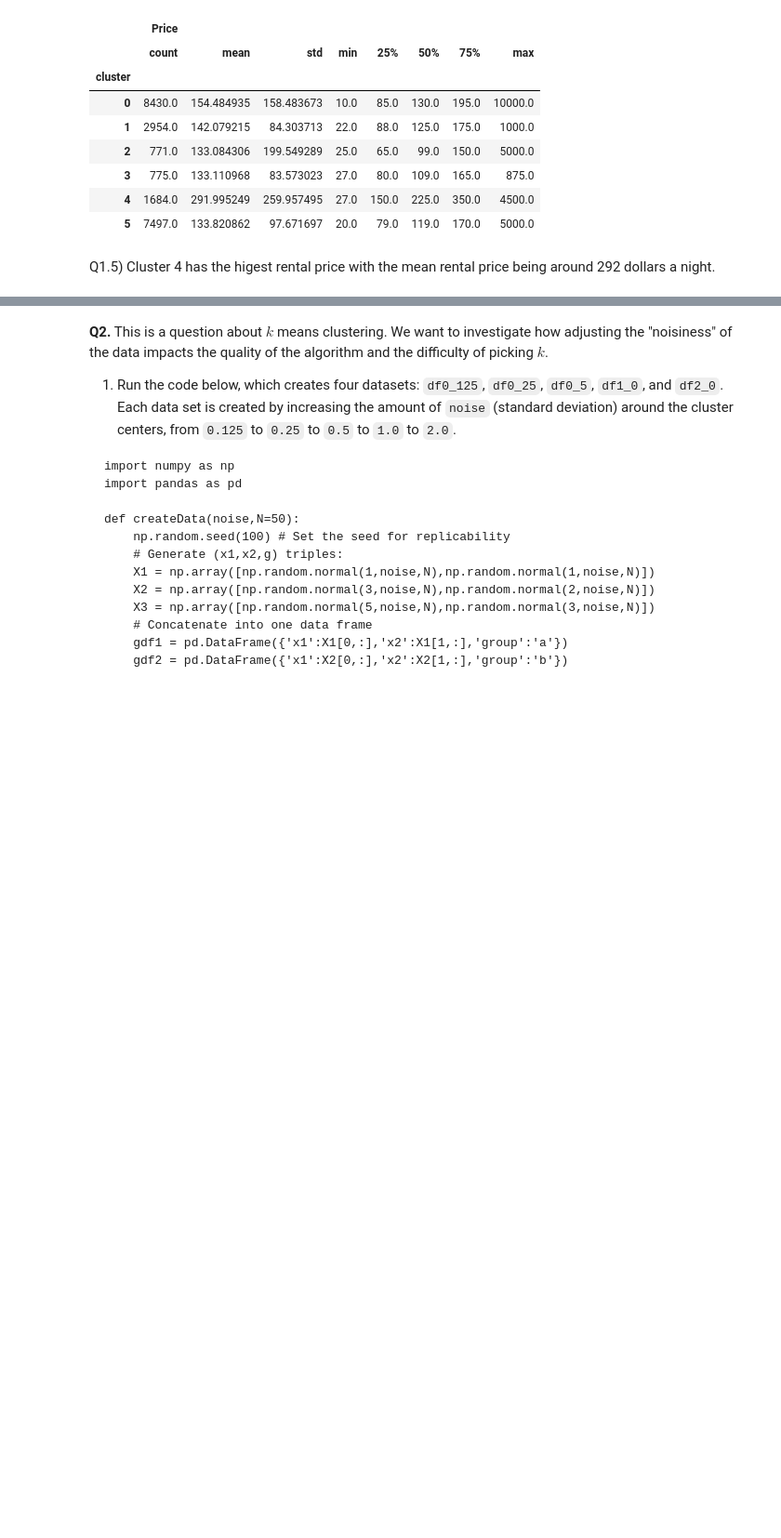
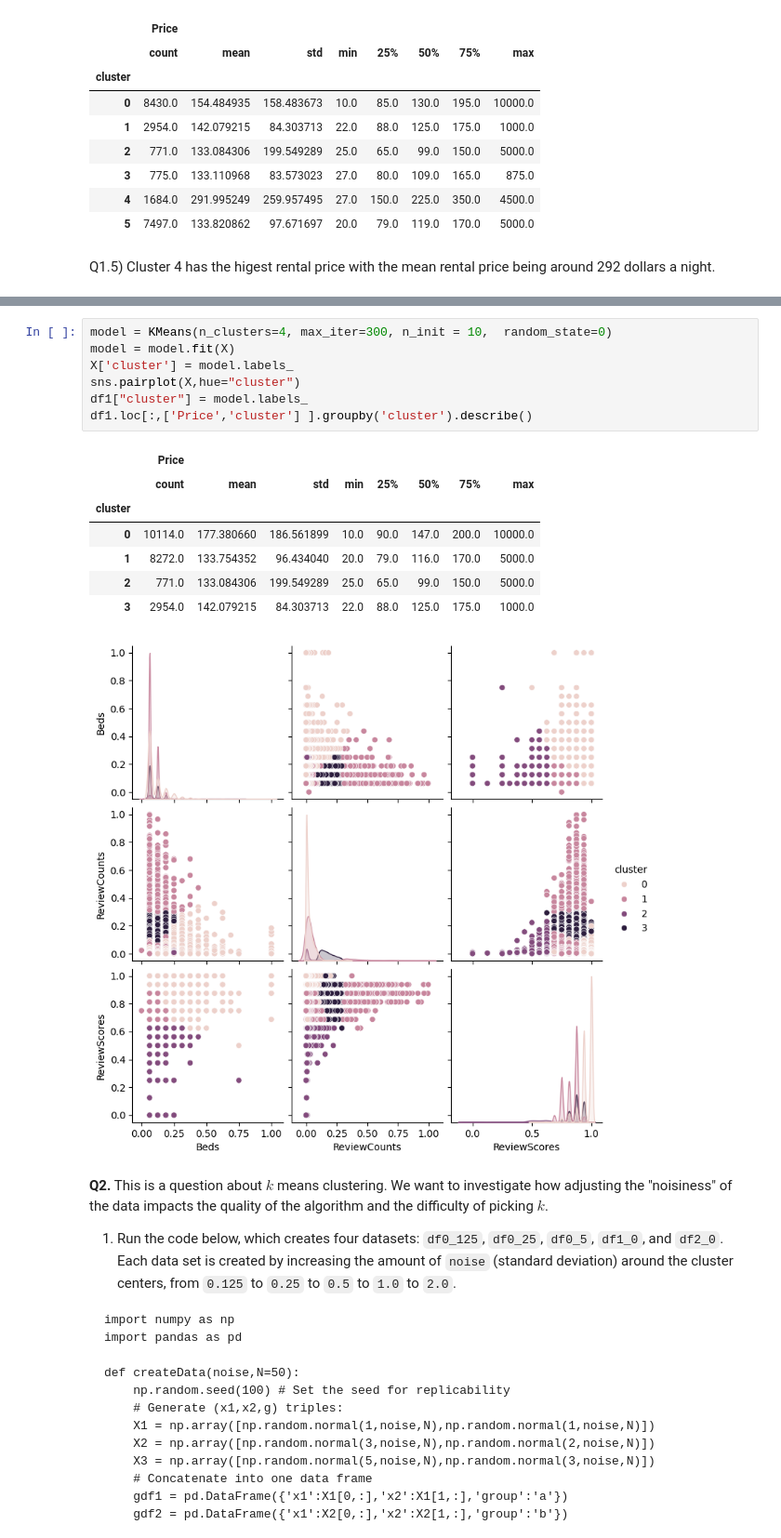
Before and after one commit to chrisjwkim/kmc, a Jupyter notebook: assignment_kmc.ipynb, the cells around one changed output, grey strips where cells are left out. Shown at 93% size. Saved outputs shown, nothing was run; the diff lists cells and outputs as text; blank space fills up the shorter version.

```diff
--- a/assignment_kmc.ipynb
+++ b/assignment_kmc.ipynb
@@ -106,3 +118,19 @@ Q1.5) Cluster 4 has the higest rental price with the mean rental price being aro
+# %%
+model = KMeans(n_clusters=4, max_iter=300, n_init = 10,  random_state=0)
+model = model.fit(X)
+X['cluster'] = model.labels_
+sns.pairplot(X,hue="cluster")
+df1["cluster"] = model.labels_
+df1.loc[:,['Price','cluster'] ].groupby('cluster').describe()
+# %% [output]
+|  | Price |  |  |  |  |  |  |  |
+|  | count | mean | std | min | 25% | 50% | 75% | max |
+| cluster |  |  |  |  |  |  |  |  |
+| 0 | 10114.0 | 177.380660 | 186.561899 | 10.0 | 90.0 | 147.0 | 200.0 | 10000.0 |
+| 1 | 8272.0 | 133.754352 | 96.434040 | 20.0 | 79.0 | 116.0 | 170.0 | 5000.0 |
+| 2 | 771.0 | 133.084306 | 199.549289 | 25.0 | 65.0 | 99.0 | 150.0 | 5000.0 |
+| 3 | 2954.0 | 142.079215 | 84.303713 | 22.0 | 88.0 | 125.0 | 175.0 | 1000.0 |
+[figure, added]
 # %% [markdown]
 **Q2.** This is a question about $k$ means clustering. We want to investigate how adjusting the "noisiness" of the data impacts the quality of the algorithm and the difficulty of picking $k$.
 
```
Also changed, not shown: parts of 16 cells of this notebook.
